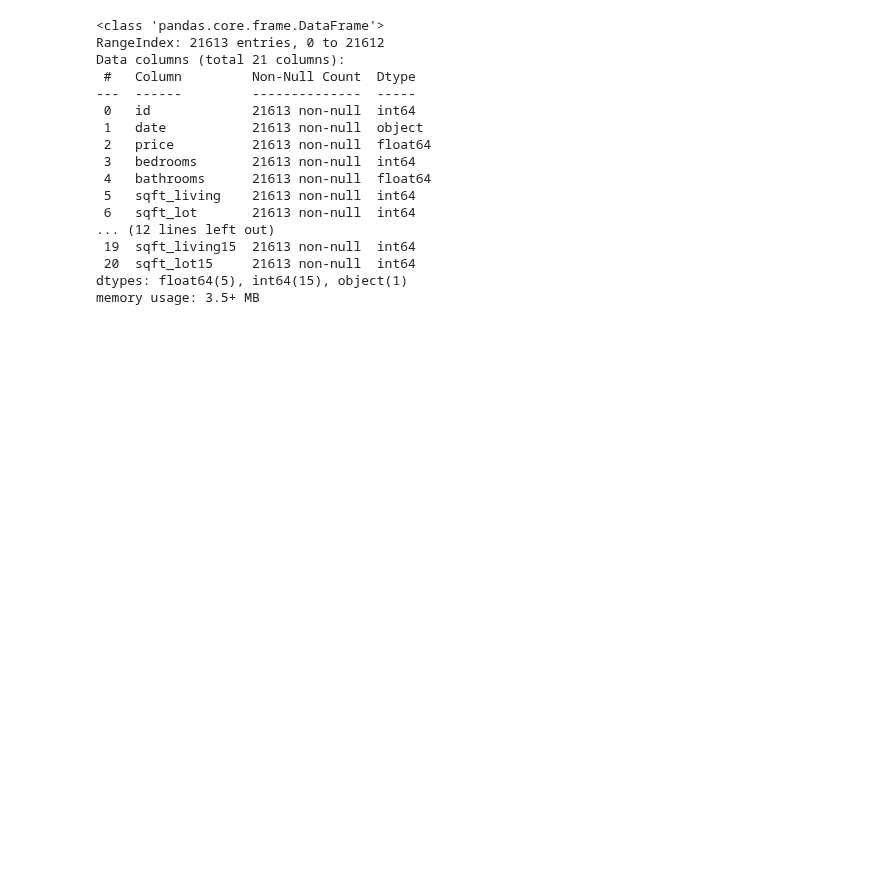
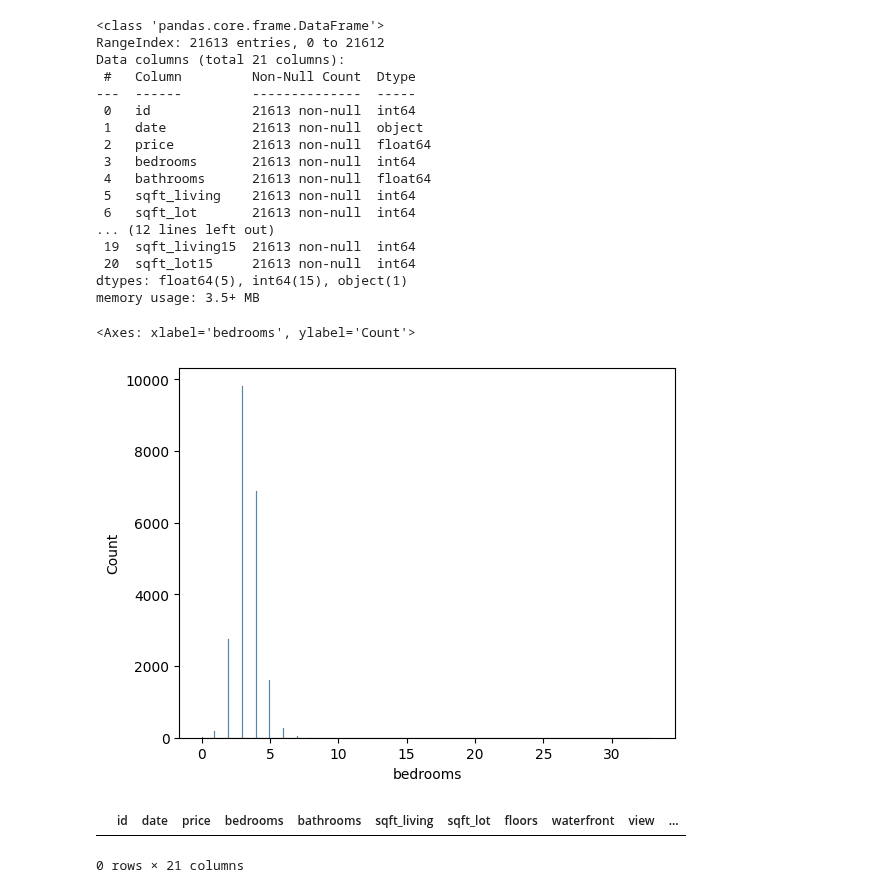
Before and after one commit to jreid94/schulich_data_science, a Jupyter notebook: Data Science Assignments/Jreid_A3.ipynb, the cells around one changed output. Cells and saved outputs as stored; diff of their text form; code cells hidden in the pictures; blank space fills up the shorter version.

```diff
--- a/Data Science Assignments/Jreid_A3.ipynb
+++ b/Data Science Assignments/Jreid_A3.ipynb
@@ -44,3 +47,13 @@ Data columns (total 21 columns):
  20  sqft_lot15     21613 non-null  int64
 dtypes: float64(5), int64(15), object(1)
 memory usage: 3.5+ MB
+# %%
+sns.histplot(df['bedrooms'])
+# %% [output]
+<Axes: xlabel='bedrooms', ylabel='Count'>
+[figure, added]
+# %%
+df[df['grade'] > 14]
+# %% [output]
+|  | id | date | price | bedrooms | bathrooms | sqft_living | sqft_lot | floors | waterfront | view | ... |
+0 rows × 21 columns
```
Also changed, not shown: parts of 12 cells of this notebook.
